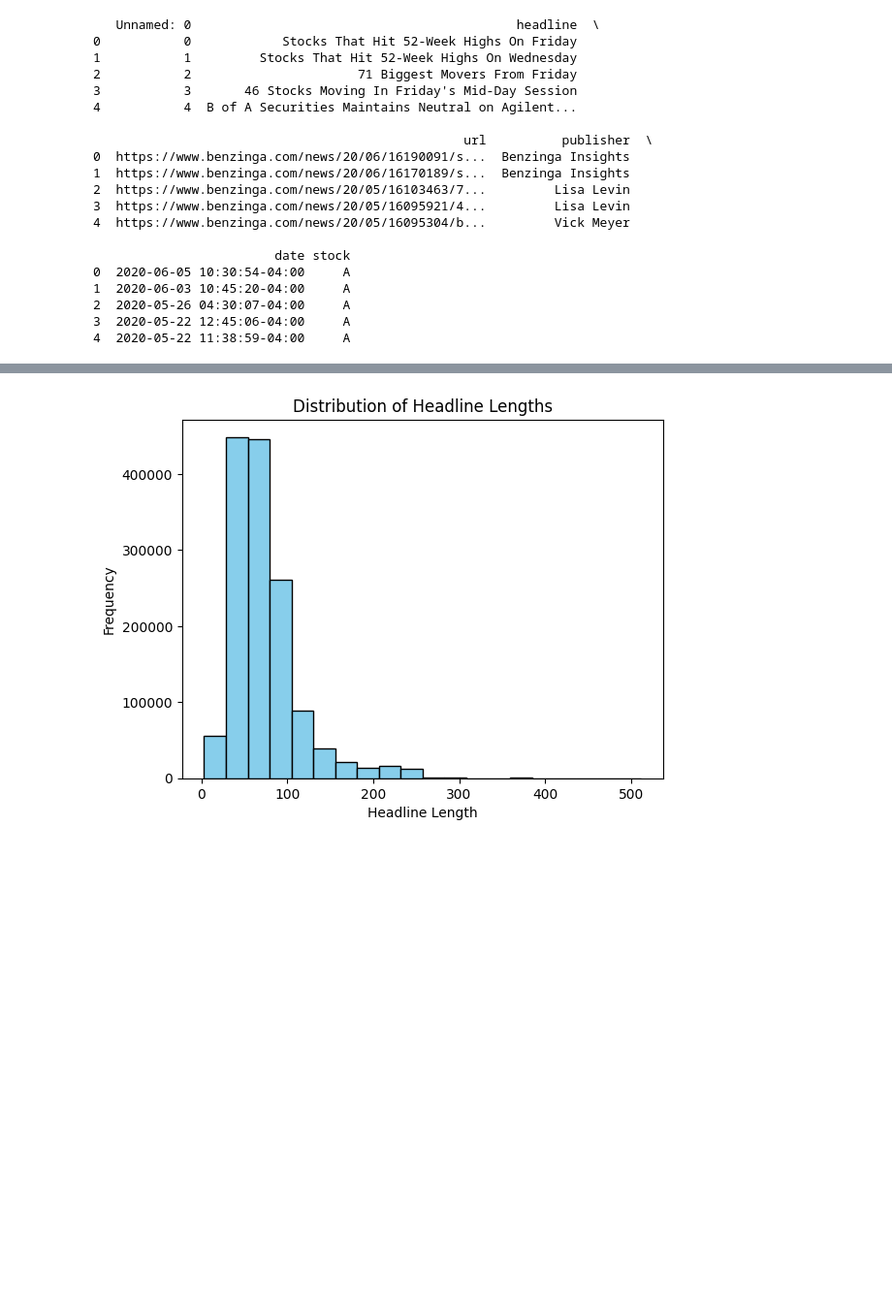
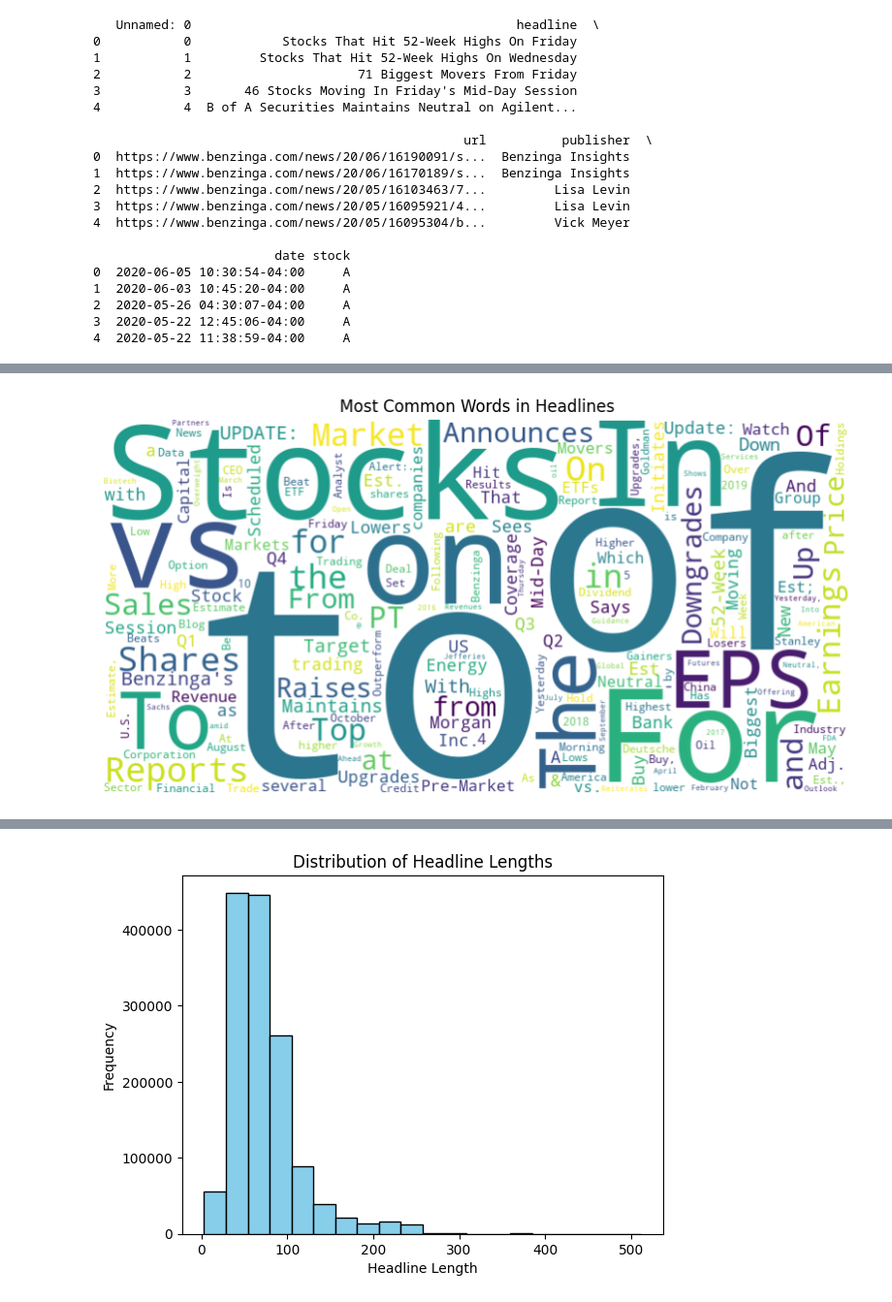
Before and after one commit to Lemlem-Tsifete/Tnx-acadamy-week-1, a Jupyter notebook: notebooks/analysis.ipynb, the cells around one changed output, grey strips where cells are left out. Shown: that part at 97% size. Saved outputs shown, nothing was run; the diff lists cells and outputs as text; code cells hidden in the pictures; blank space fills up the shorter version.

```diff
--- a/notebooks/analysis.ipynb
+++ b/notebooks/analysis.ipynb
@@ -29,0 +69,14 @@ print(df.head())
+# %%
+
+# Tokenize and count word frequencies
+word_counts = Counter(" ".join(df['headline']).split())
+
+# Generate Word Cloud
+wordcloud = WordCloud(width=800, height=400, background_color='white').generate_from_frequencies(word_counts)
+plt.figure(figsize=(10, 6))
+plt.imshow(wordcloud, interpolation='bilinear')
+plt.axis('off')
+plt.title('Most Common Words in Headlines')
+plt.show()
+# %% [output]
+[figure, added]
```
Also changed, not shown: parts of 7 cells of this notebook.
